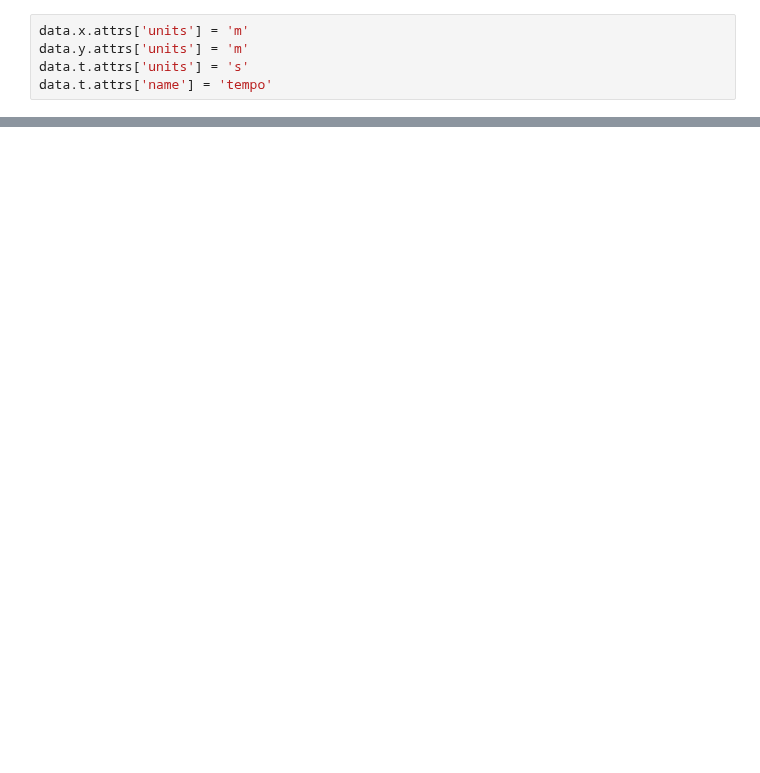
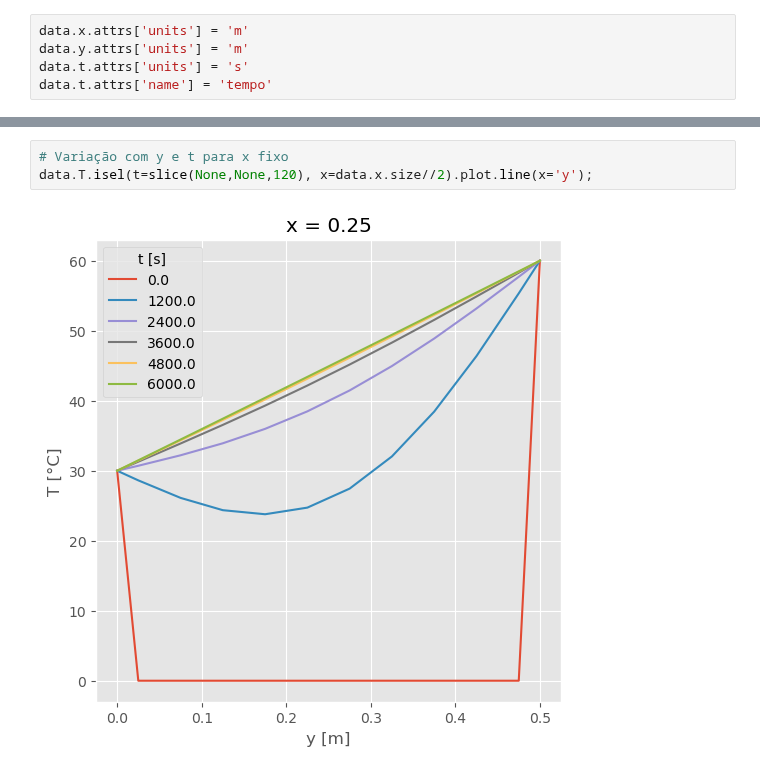
Before and after one commit to fschuch/aprenda.py, a Jupyter notebook: _notebooks/2020-06-05-conducao-de-calor-transiente-bidimensional.ipynb, the cells around one changed output, grey strips where cells are left out. Cells and saved outputs as stored; diff of their text form; blank space fills up the shorter version.

```diff
--- a/_notebooks/2020-06-05-conducao-de-calor-transiente-bidimensional.ipynb
+++ b/_notebooks/2020-06-05-conducao-de-calor-transiente-bidimensional.ipynb
@@ -419,0 +387,5 @@ Data variables:
+# %%
+# Variação com y e t para x fixo
+data.T.isel(t=slice(None,None,120), x=data.x.size//2).plot.line(x='y');
+# %% [output]
+[figure, added]
```
Also changed, not shown: parts of 40 cells of this notebook, 2 other files.
